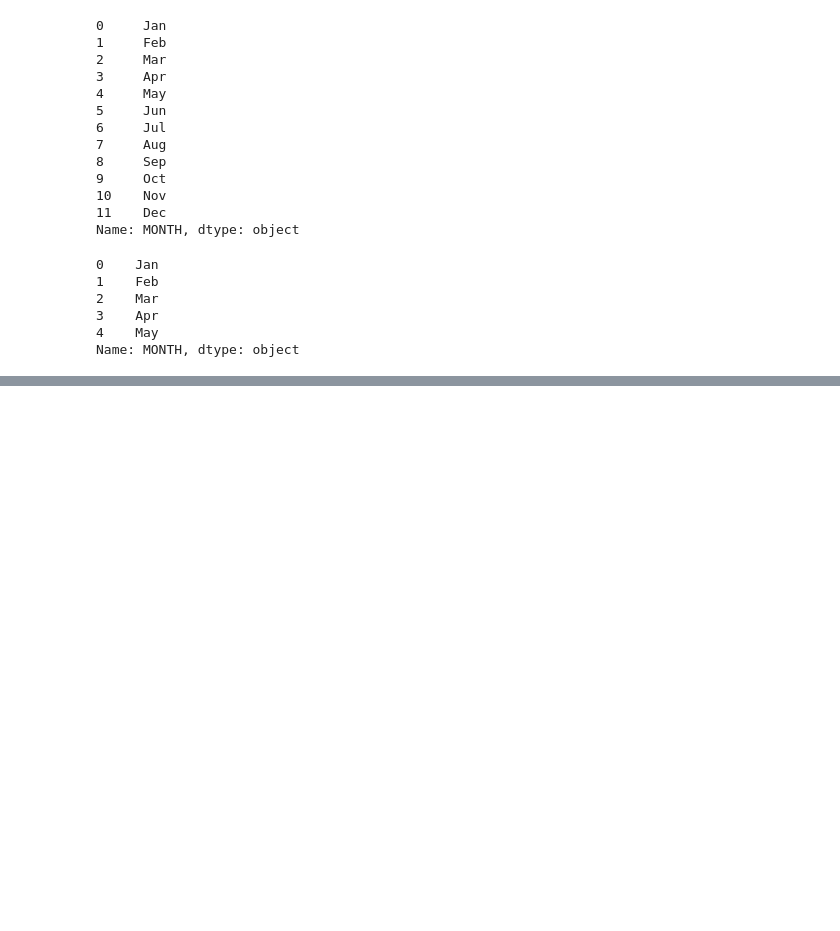
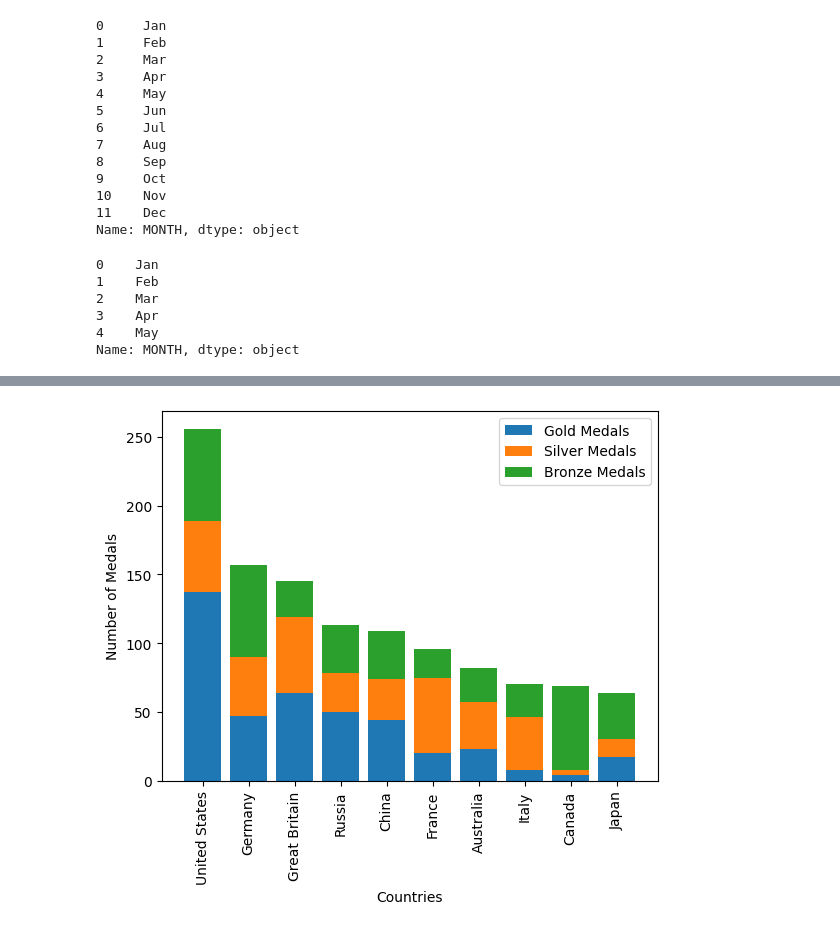
Before and after one commit to Kinetics20/Data_viz_lab, a Jupyter notebook: matplotlib_2.ipynb, the cells around one changed output, grey strips where cells are left out. Cells and saved outputs as stored; diff of their text form; code cells hidden in the pictures; blank space fills up the shorter version.

```diff
--- a/matplotlib_2.ipynb
+++ b/matplotlib_2.ipynb
@@ -230,0 +305,17 @@ plt.show()
+# %%
+fig, ax = plt.subplots()
+
+ax.bar(medals.index, medals['Gold'], label='Gold Medals')
+ax.bar(medals.index, medals['Silver'], bottom=medals['Gold'],label='Silver Medals')
+ax.bar(medals.index, medals['Bronze'], bottom=medals['Gold'] + medals['Silver'],label='Bronze Medals')
+
+ax.set_xticks(range(len(medals.index)))
+ax.set_xticklabels(medals.index, rotation=90)
+
+ax.set_ylabel('Number of Medals')
+ax.set_xlabel('Countries')
+
+plt.legend()
+plt.show()
+# %% [output]
+[figure, added]
```
Also changed, not shown: parts of 26 cells of this notebook, 1 other file.
